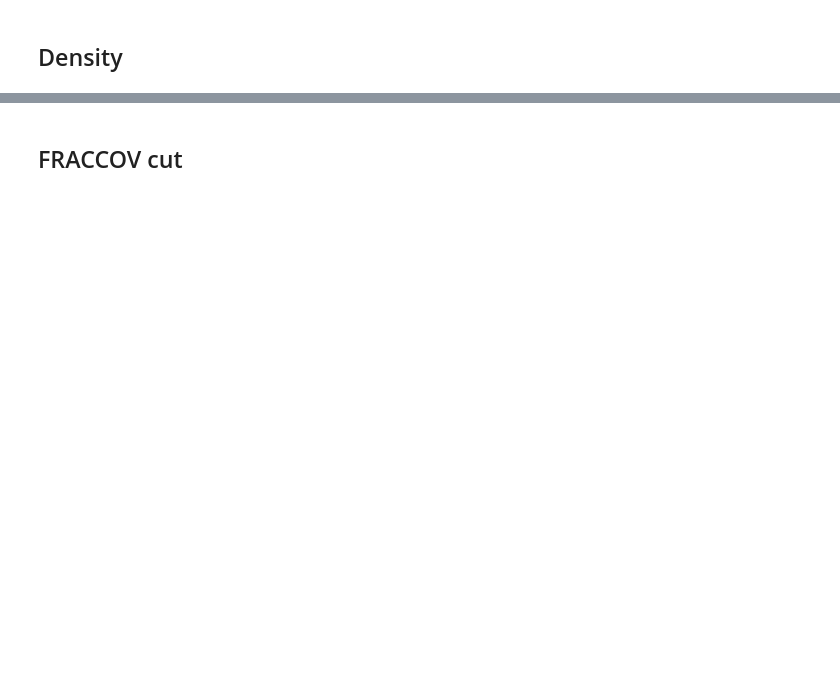
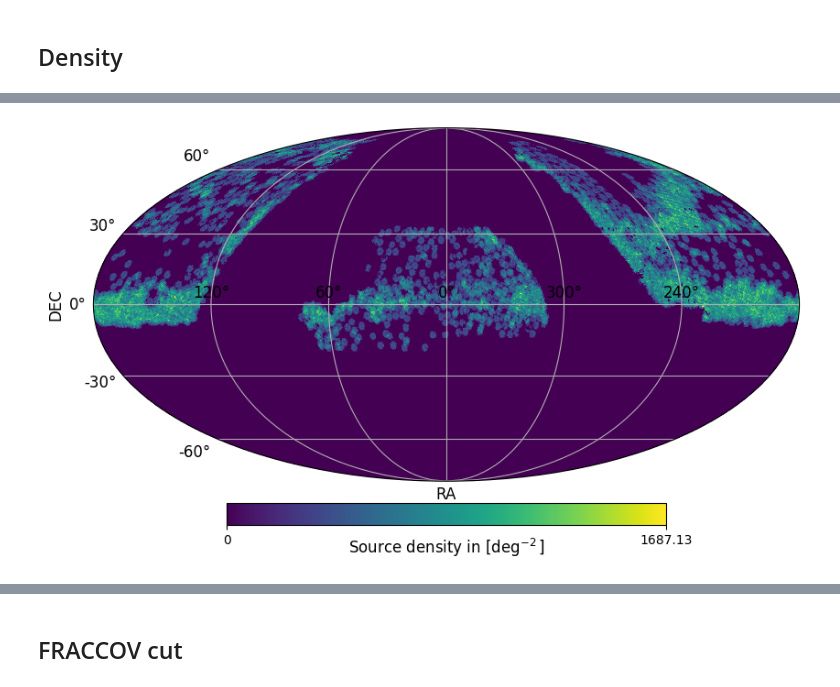
Before and after one commit to johannct/M2_Stage_Code, a Jupyter notebook: DESI BGS FRACCOV.ipynb, the cells around one changed output, grey strips where cells are left out. Saved outputs shown, nothing was run; the diff lists cells and outputs as text; code cells hidden in the pictures; blank space fills up the shorter version.

```diff
--- a/DESI BGS FRACCOV.ipynb
+++ b/DESI BGS FRACCOV.ipynb
@@ -120,0 +191,4 @@ plt.ylabel("DEC");
+# %%
+BGS_Mapper.plot(use_mask=False)
+# %% [output]
+[figure, added]
```
Also changed, not shown: parts of 25 cells of this notebook.
